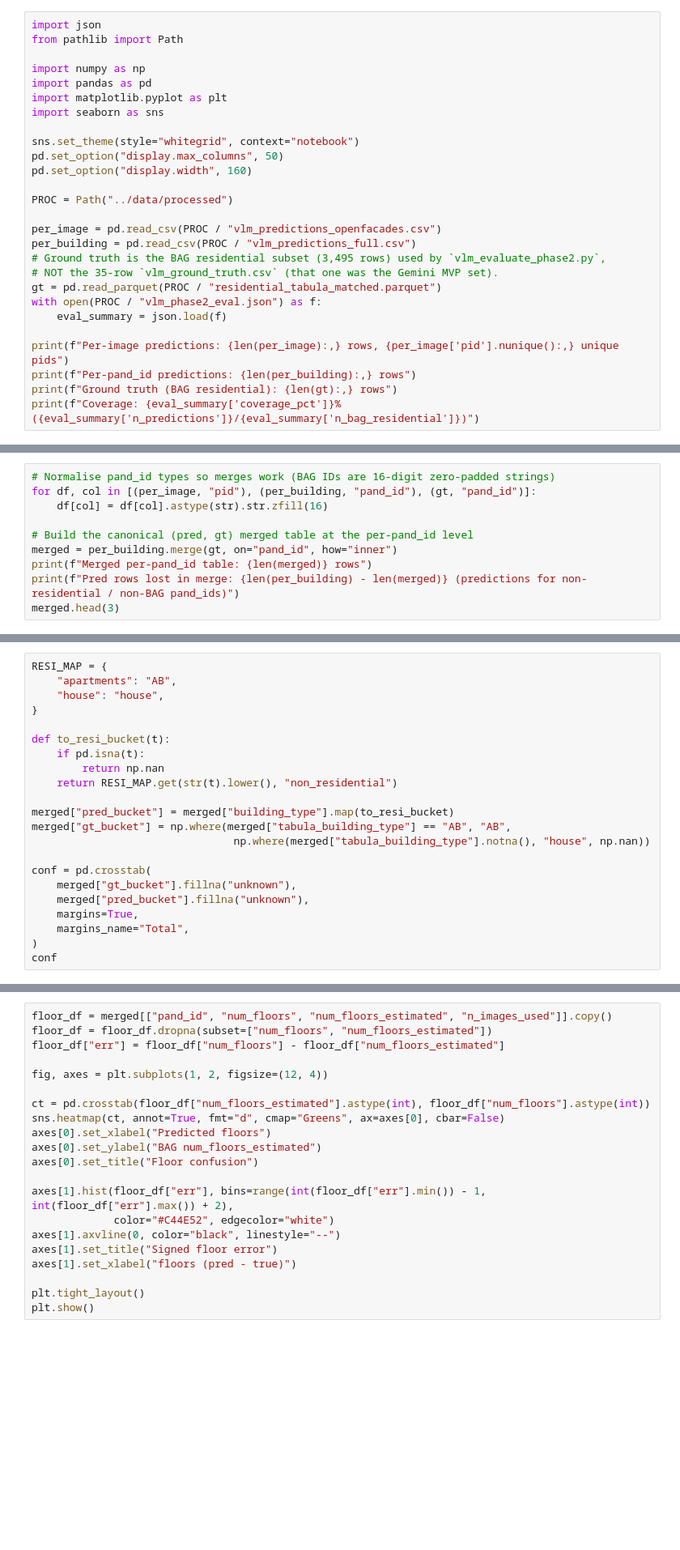
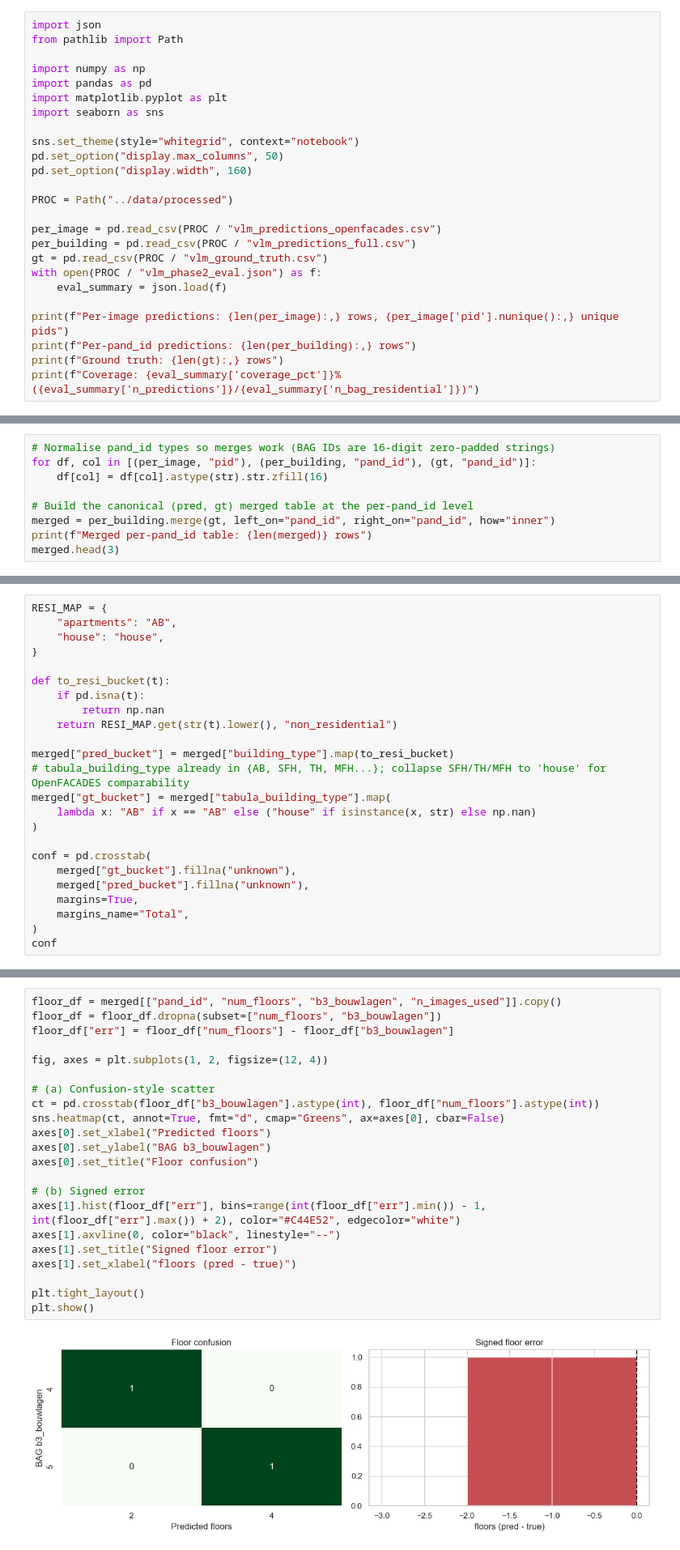
Before and after one commit to Peilingll/semi-synthetic-building-energy, a Jupyter notebook: notebooks/04_phase2_openfacades_analysis.ipynb, the cells around one changed output, grey strips where cells are left out. Shown at 81% size. Cells and saved outputs as stored; diff of their text form; blank space fills up the shorter version.

```diff
--- a/notebooks/04_phase2_openfacades_analysis.ipynb
+++ b/notebooks/04_phase2_openfacades_analysis.ipynb
@@ -34,13 +34,11 @@ PROC = Path("../data/processed")
 
 per_image = pd.read_csv(PROC / "vlm_predictions_openfacades.csv")
 per_building = pd.read_csv(PROC / "vlm_predictions_full.csv")
-# Ground truth is the BAG residential subset (3,495 rows) used by `vlm_evaluate_phase2.py`,
-# NOT the 35-row `vlm_ground_truth.csv` (that one was the Gemini MVP set).
-gt = pd.read_parquet(PROC / "residential_tabula_matched.parquet")
+gt = pd.read_csv(PROC / "vlm_ground_truth.csv")
 with open(PROC / "vlm_phase2_eval.json") as f:
     eval_summary = json.load(f)
 
 print(f"Per-image predictions: {len(per_image):,} rows, {per_image['pid'].nunique():,} unique pids")
 print(f"Per-pand_id predictions: {len(per_building):,} rows")
-print(f"Ground truth (BAG residential): {len(gt):,} rows")
+print(f"Ground truth: {len(gt):,} rows")
 print(f"Coverage: {eval_summary['coverage_pct']}% ({eval_summary['n_predictions']}/{eval_summary['n_bag_residential']})")
@@ -50,7 +53,6 @@ for df, col in [(per_image, "pid"), (per_building, "pand_id"), (gt, "pand_id")]:
     df[col] = df[col].astype(str).str.zfill(16)
 
 # Build the canonical (pred, gt) merged table at the per-pand_id level
-merged = per_building.merge(gt, on="pand_id", how="inner")
+merged = per_building.merge(gt, left_on="pand_id", right_on="pand_id", how="inner")
 print(f"Merged per-pand_id table: {len(merged)} rows")
-print(f"Pred rows lost in merge: {len(per_building) - len(merged)} (predictions for non-residential / non-BAG pand_ids)")
 merged.head(3)
@@ -122,8 +137,10 @@ def to_resi_bucket(t):
     return RESI_MAP.get(str(t).lower(), "non_residential")
 
 merged["pred_bucket"] = merged["building_type"].map(to_resi_bucket)
-merged["gt_bucket"] = np.where(merged["tabula_building_type"] == "AB", "AB",
-                                np.where(merged["tabula_building_type"].notna(), "house", np.nan))
+# tabula_building_type already in {AB, SFH, TH, MFH...}; collapse SFH/TH/MFH to 'house' for OpenFACADES comparability
+merged["gt_bucket"] = merged["tabula_building_type"].map(
+    lambda x: "AB" if x == "AB" else ("house" if isinstance(x, str) else np.nan)
+)
 
 conf = pd.crosstab(
     merged["gt_bucket"].fillna("unknown"),
@@ -188,26 +237,29 @@ worst[["pand_id", "bouwjaar", "construction_year", "err", "n_images_used"]]
 # %% [markdown]
 ## 5. Floor count — error structure
 # %%
-floor_df = merged[["pand_id", "num_floors", "num_floors_estimated", "n_images_used"]].copy()
-floor_df = floor_df.dropna(subset=["num_floors", "num_floors_estimated"])
-floor_df["err"] = floor_df["num_floors"] - floor_df["num_floors_estimated"]
+floor_df = merged[["pand_id", "num_floors", "b3_bouwlagen", "n_images_used"]].copy()
+floor_df = floor_df.dropna(subset=["num_floors", "b3_bouwlagen"])
+floor_df["err"] = floor_df["num_floors"] - floor_df["b3_bouwlagen"]
 
 fig, axes = plt.subplots(1, 2, figsize=(12, 4))
 
-ct = pd.crosstab(floor_df["num_floors_estimated"].astype(int), floor_df["num_floors"].astype(int))
+# (a) Confusion-style scatter
+ct = pd.crosstab(floor_df["b3_bouwlagen"].astype(int), floor_df["num_floors"].astype(int))
 sns.heatmap(ct, annot=True, fmt="d", cmap="Greens", ax=axes[0], cbar=False)
 axes[0].set_xlabel("Predicted floors")
-axes[0].set_ylabel("BAG num_floors_estimated")
+axes[0].set_ylabel("BAG b3_bouwlagen")
 axes[0].set_title("Floor confusion")
 
-axes[1].hist(floor_df["err"], bins=range(int(floor_df["err"].min()) - 1, int(floor_df["err"].max()) + 2),
-             color="#C44E52", edgecolor="white")
+# (b) Signed error
+axes[1].hist(floor_df["err"], bins=range(int(floor_df["err"].min()) - 1, int(floor_df["err"].max()) + 2), color="#C44E52", edgecolor="white")
 axes[1].axvline(0, color="black", linestyle="--")
 axes[1].set_title("Signed floor error")
 axes[1].set_xlabel("floors (pred - true)")
 
 plt.tight_layout()
 plt.show()
+# %% [output]
+[figure, added]
 # %% [markdown]
 ## 6. Surface material — distribution
 
```
Also changed, not shown: parts of 19 cells of this notebook, 2 other files.
